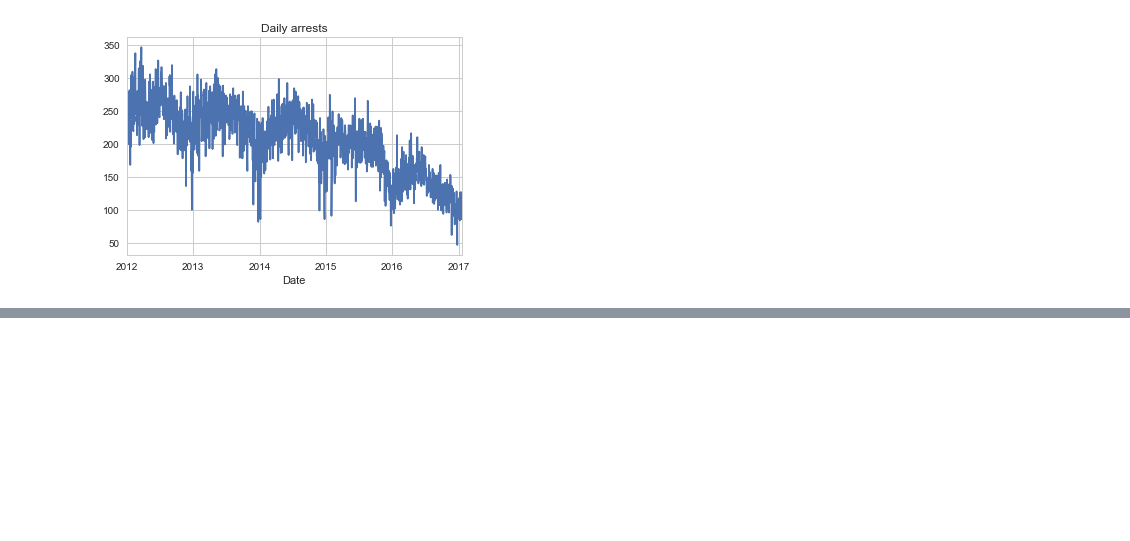
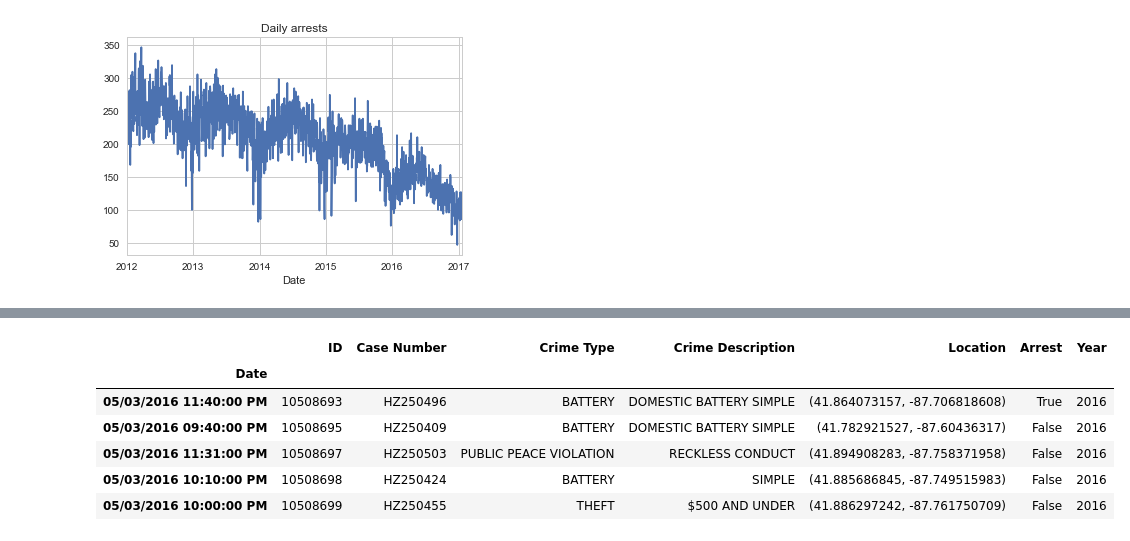
Before and after one commit to perako22/Project_2, a Jupyter notebook: chicago_crimes_data_analysis.ipynb, the cells around one changed output, grey strips where cells are left out. Saved outputs shown, nothing was run; the diff lists cells and outputs as text; code cells hidden in the pictures; blank space fills up the shorter version.

```diff
--- a/chicago_crimes_data_analysis.ipynb
+++ b/chicago_crimes_data_analysis.ipynb
@@ -153,0 +166,10 @@ theft_2017 = pd.DataFrame(crimes_2017[crimes_2017['Primary Type'].isin(['THEFT',
+# %%
+chicago_crimes_df.head()
+# %% [output]
+|  | ID | Case Number | Crime Type | Crime Description | Location | Arrest | Year |
+| Date |  |  |  |  |  |  |  |
+| 05/03/2016 11:40:00 PM | 10508693 | HZ250496 | BATTERY | DOMESTIC BATTERY SIMPLE | (41.864073157, -87.706818608) | True | 2016 |
+| 05/03/2016 09:40:00 PM | 10508695 | HZ250409 | BATTERY | DOMESTIC BATTERY SIMPLE | (41.782921527, -87.60436317) | False | 2016 |
+| 05/03/2016 11:31:00 PM | 10508697 | HZ250503 | PUBLIC PEACE VIOLATION | RECKLESS CONDUCT | (41.894908283, -87.758371958) | False | 2016 |
+| 05/03/2016 10:10:00 PM | 10508698 | HZ250424 | BATTERY | SIMPLE | (41.885686845, -87.749515983) | False | 2016 |
+| 05/03/2016 10:00:00 PM | 10508699 | HZ250455 | THEFT | $500 AND UNDER | (41.886297242, -87.761750709) | False | 2016 |
```
Also changed, not shown: parts of 12 cells of this notebook.
